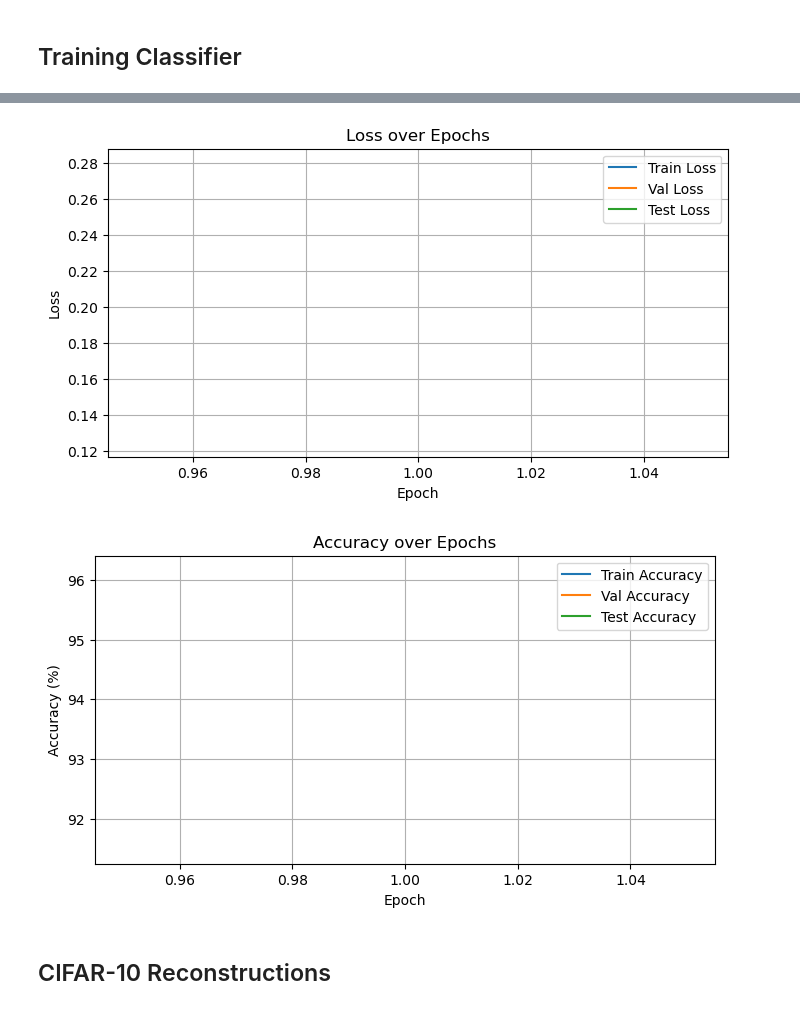
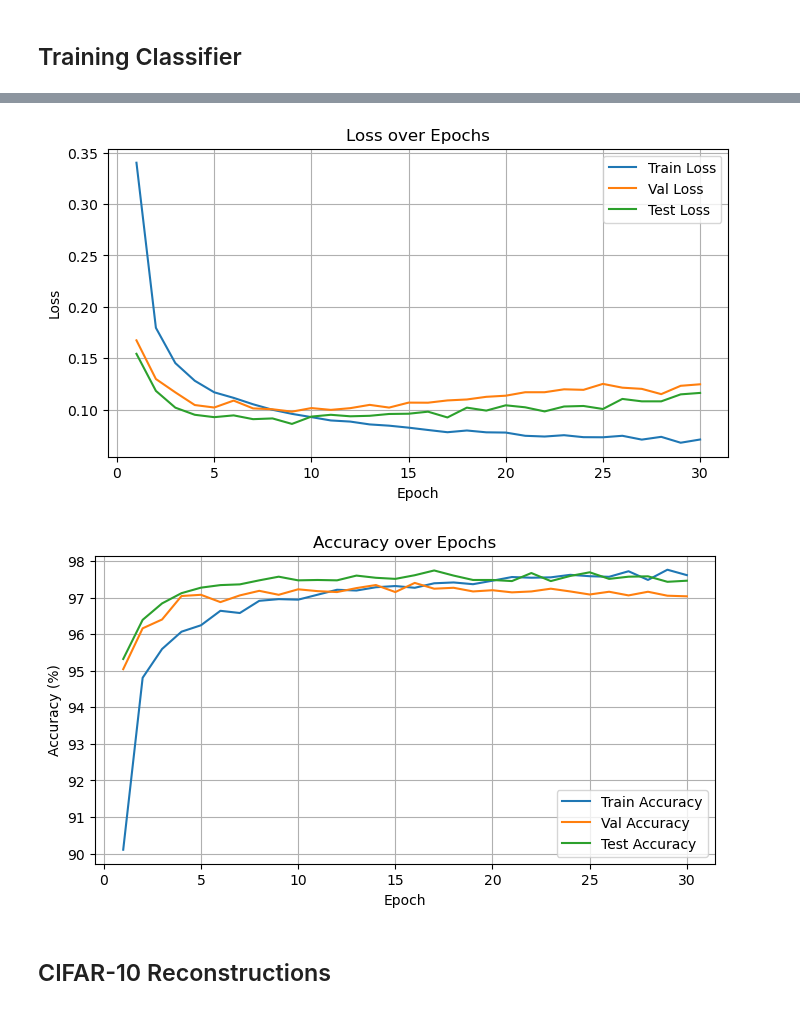
Before and after one commit to nikolro/Autoencoders-CIFAR10-MNIST, a Jupyter notebook: MNIST-121/MNIST_121.ipynb, the cells around one changed output, grey strips where cells are left out. Drawn from its saved outputs; the diff is of its cells as text; code cells hidden in the pictures.

```diff
--- a/MNIST-121/MNIST_121.ipynb
+++ b/MNIST-121/MNIST_121.ipynb
@@ -100,5 +100,5 @@ classifier = MNIST_121.Classifier(args.latent_dim).to(args.device)
 # %% [markdown]
 ## Training Autoencoder
 # %%
-MNIST_121.train_autoencoder(autoencoder, train_loader, val_loader,test_loader, args, epochs=1)
+MNIST_121.train_autoencoder(autoencoder, train_loader, val_loader,test_loader, args, epochs=30)
 # %% [output]
@@ -107,5 +123,5 @@ Epoch [1/1], Train Loss: 0.0127, Val Loss: 0.0050
 # %% [markdown]
 ## Training Classifier
 # %%
-MNIST_121.train_classifier(autoencoder, classifier, train_loader, val_loader,test_loader, args, epochs=1)
+MNIST_121.train_classifier(autoencoder, classifier, train_loader, val_loader,test_loader, args, epochs=30)
 # %% [output]
@@ -113,5 +145,5 @@ Epoch [1/1], Train Acc: 91.48%, Val Acc: 95.72%, Test Acc: 96.17%
-[figure, old version]
+[figure, new version]
-[figure, old version]
+[figure, new version]
 # %% [markdown]
 ## CIFAR-10 Reconstructions
 # %%
```
Also changed, not shown: parts of 5 cells of this notebook, 22 other files.
